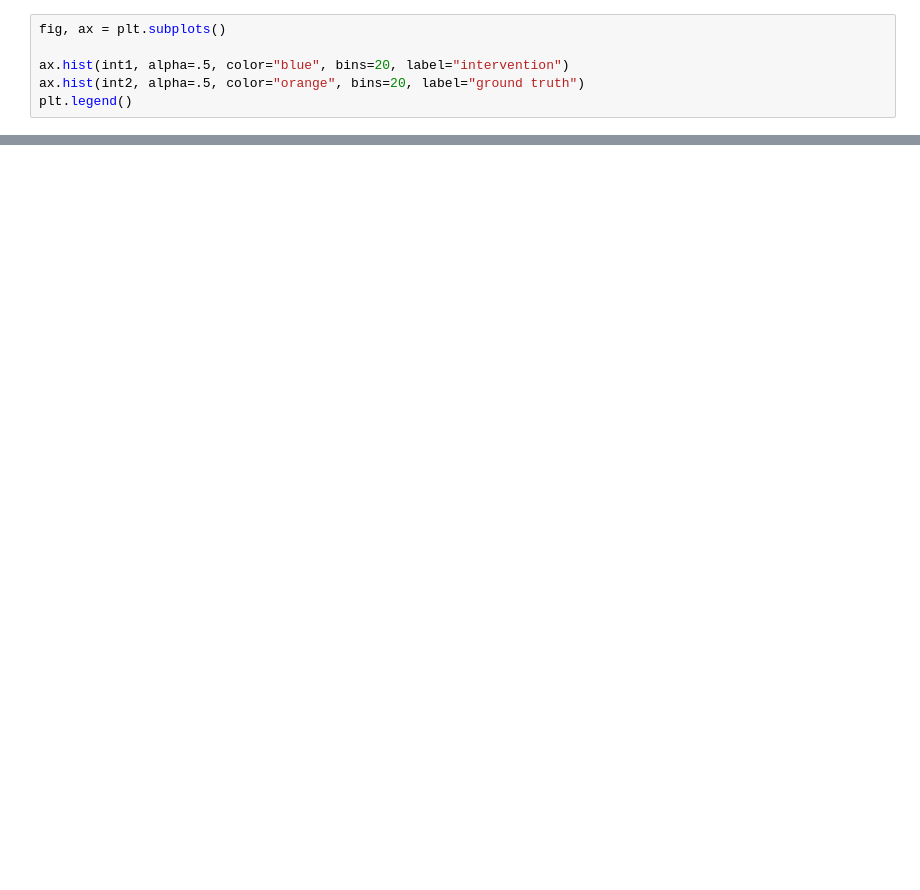
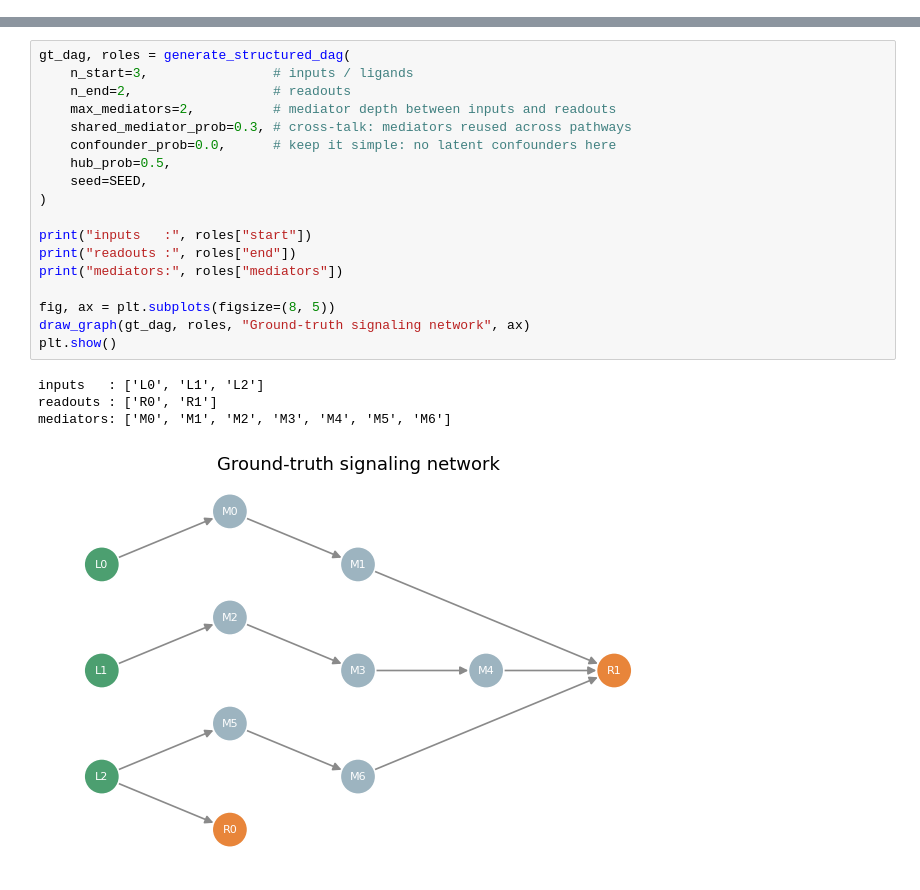
Before and after one commit to Vitek-Lab/Causomic, a Jupyter notebook: vignettes/user_manual.ipynb, the cells around one changed output, grey strips where cells are left out. Drawn from its saved outputs; the diff is of its cells as text; blank space fills up the shorter version.

```diff
--- a/vignettes/user_manual.ipynb
+++ b/vignettes/user_manual.ipynb
@@ -361,6 +0,0 @@ int2 = lvm.posterior_samples
-# %%
-fig, ax = plt.subplots()
-
-ax.hist(int1, alpha=.5, color="blue", bins=20, label="intervention")
-ax.hist(int2, alpha=.5, color="orange", bins=20, label="ground truth")
-plt.legend()
@@ -366,0 +111,23 @@ plt.legend()
+# %%
+gt_dag, roles = generate_structured_dag(
+    n_start=3,                # inputs / ligands
+    n_end=2,                  # readouts
+    max_mediators=2,          # mediator depth between inputs and readouts
+    shared_mediator_prob=0.3, # cross-talk: mediators reused across pathways
+    confounder_prob=0.0,      # keep it simple: no latent confounders here
+    hub_prob=0.5,
+    seed=SEED,
+)
+
+print("inputs   :", roles["start"])
+print("readouts :", roles["end"])
+print("mediators:", roles["mediators"])
+
+fig, ax = plt.subplots(figsize=(8, 5))
+draw_graph(gt_dag, roles, "Ground-truth signaling network", ax)
+plt.show()
+# %% [output]
+inputs   : ['L0', 'L1', 'L2']
+readouts : ['R0', 'R1']
+mediators: ['M0', 'M1', 'M2', 'M3', 'M4', 'M5', 'M6']
+[figure, added]
```
Also changed, not shown: parts of 70 cells of this notebook, 32 other files.
